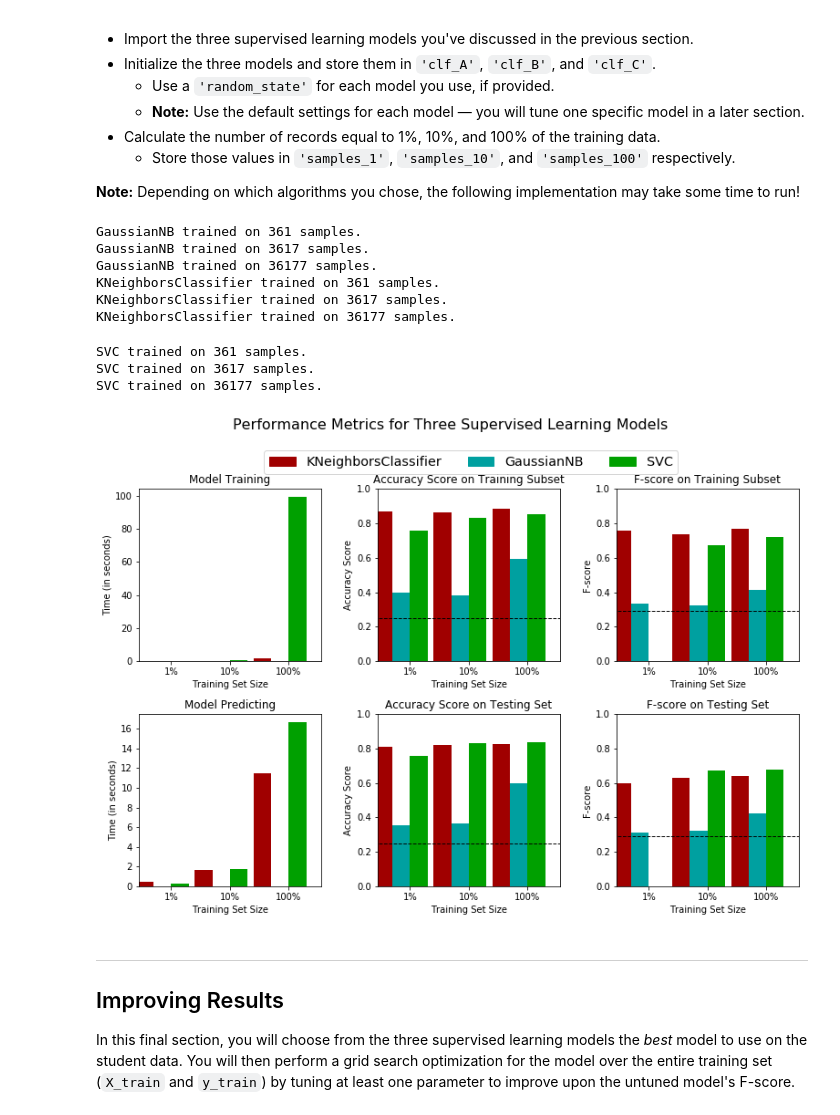
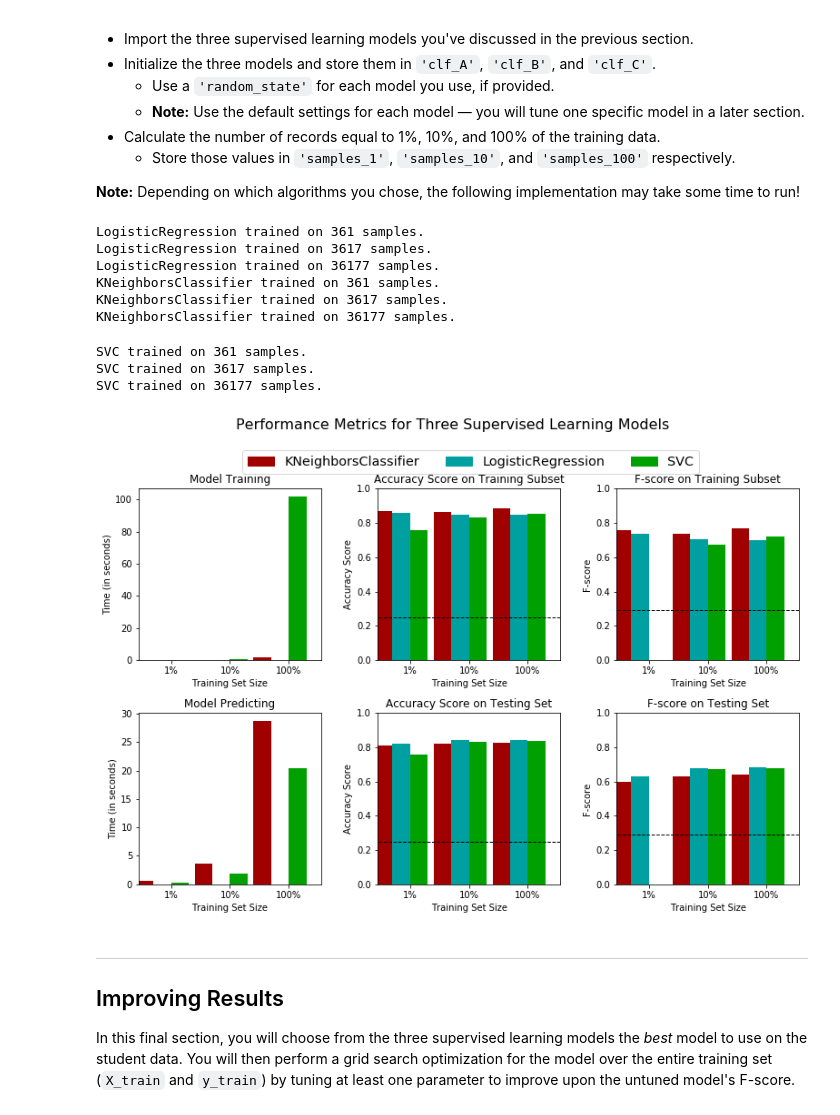
Before and after one commit to allamtb/DSND_Term1, a Jupyter notebook: projects/p1_charityml/finding_donors.ipynb, the cells around one changed output. Cells and saved outputs as stored; diff of their text form; code cells hidden in the pictures.

```diff
--- a/projects/p1_charityml/finding_donors.ipynb
+++ b/projects/p1_charityml/finding_donors.ipynb
@@ -380,45 +380,45 @@ In the code cell, you will need to implement the following:
 **Note:** Depending on which algorithms you chose, the following implementation may take some time to run!
 # %%
 # TODO: Import the three supervised learning models from sklearn
-from sklearn.naive_bayes import GaussianNB
+from sklearn.linear_model import LogisticRegression
 from sklearn.neighbors import KNeighborsClassifier
 from sklearn import svm
 
 # TODO: Initialize the three models
-clf_A =  GaussianNB()
-clf_B = KNeighborsClassifier(n_jobs=-1)
+clf_A = LogisticRegression()
+clf_B = KNeighborsClassifier()
 clf_C = svm.SVC()
 
 # TODO: Calculate the number of samples for 1%, 10%, and 100% of the training data
 # HINT: samples_100 is the entire training set i.e. len(y_train)
 # HINT: samples_10 is 10% of samples_100 (ensure to set the count of the values to be `int` and not `float`)
 # HINT: samples_1 is 1% of samples_100 (ensure to set the count of the values to be `int` and not `float`)
 samples_100 = len(y_train)
 samples_10 = int(samples_100 * 0.10)
 samples_1 = int(samples_100 * 0.01)
 
 # Collect results on the learners
 results = {}
 for clf in [clf_A, clf_B, clf_C]:
     clf_name = clf.__class__.__name__
     results[clf_name] = {}
     for i, samples in enumerate([samples_1, samples_10, samples_100]):
         results[clf_name][i] = \
         train_predict(clf, samples, X_train, y_train, X_test, y_test)
 
 # Run metrics visualization for the three supervised learning models chosen
 vs.evaluate(results, accuracy, fscore)
 # %% [output]
-GaussianNB trained on 361 samples.
-GaussianNB trained on 3617 samples.
-GaussianNB trained on 36177 samples.
+LogisticRegression trained on 361 samples.
+LogisticRegression trained on 3617 samples.
+LogisticRegression trained on 36177 samples.
 KNeighborsClassifier trained on 361 samples.
 KNeighborsClassifier trained on 3617 samples.
 KNeighborsClassifier trained on 36177 samples.
 SVC trained on 361 samples.
 SVC trained on 3617 samples.
 SVC trained on 36177 samples.
-[figure, old version]
+[figure, new version]
 # %% [markdown]
 ----
 ## Improving Results
```
Also changed, not shown: parts of 11 cells of this notebook.
